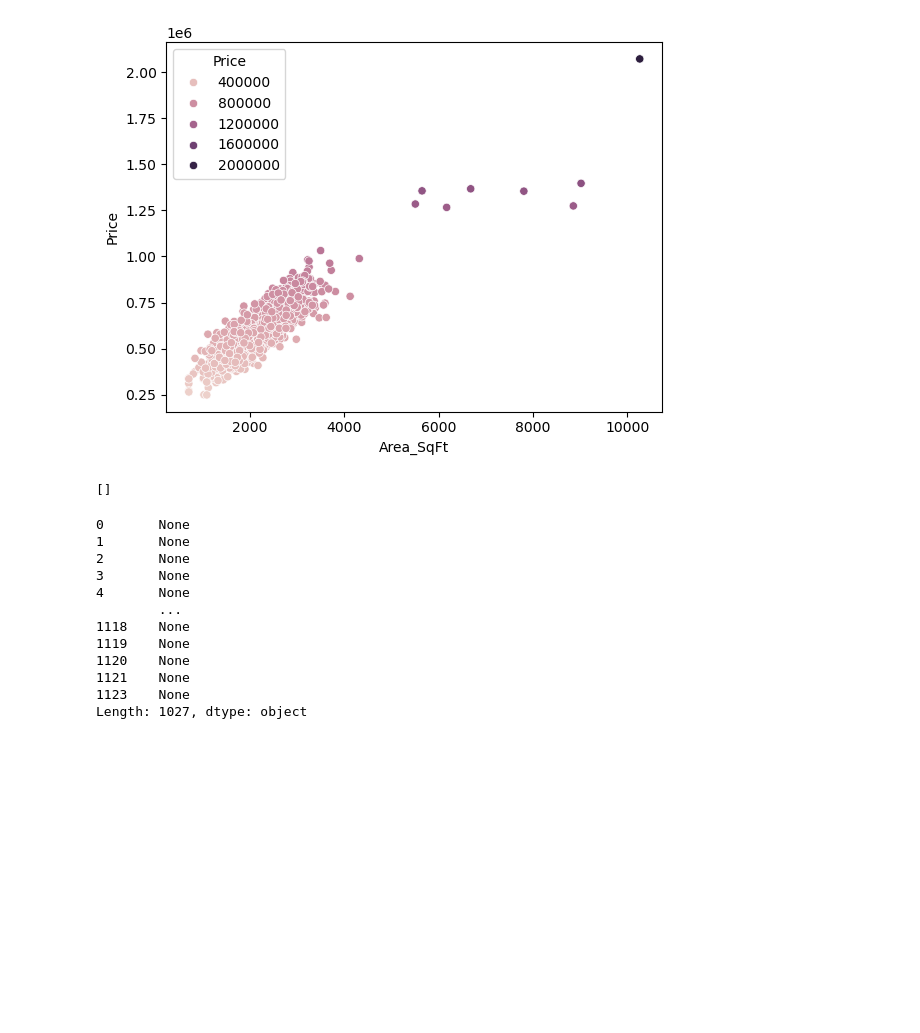
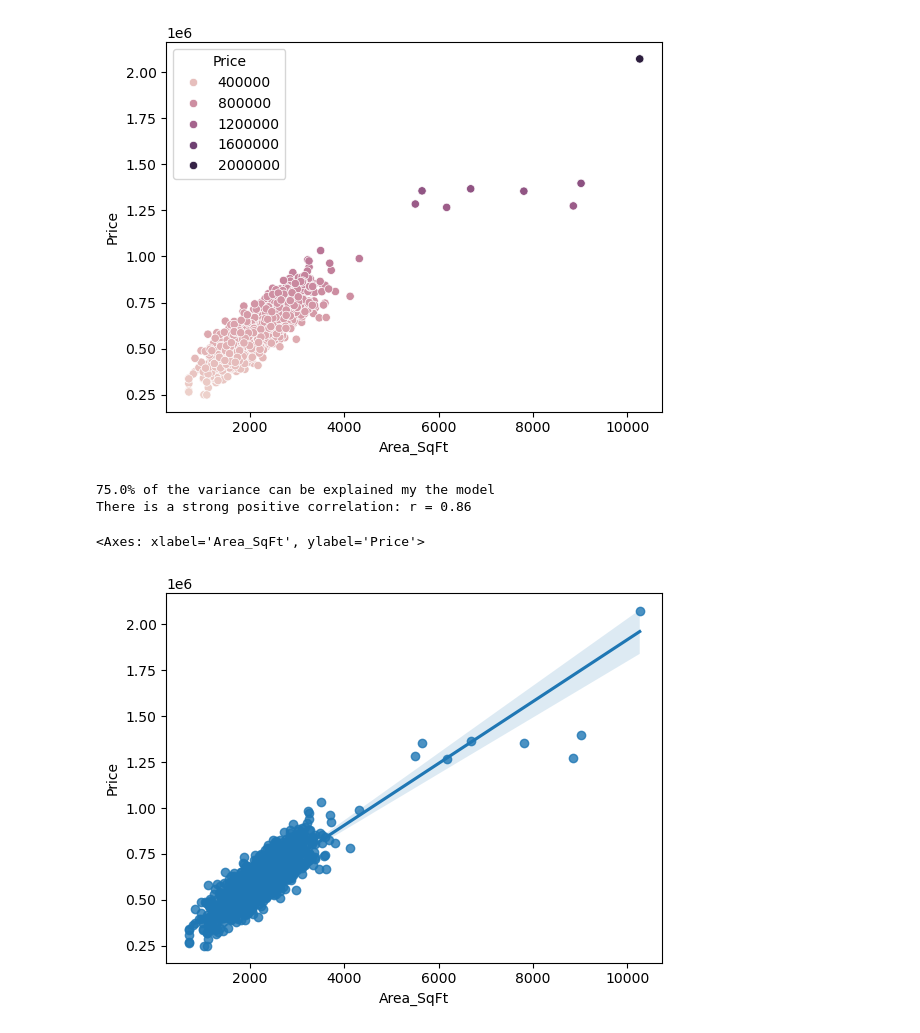
Before and after one commit to mertensblackfyre/data_analysis_projects, a Jupyter notebook: LinearRegression/project1/Untitled.ipynb, the cells around one changed output. Cells and saved outputs as stored; diff of their text form; code cells hidden in the pictures; blank space fills up the shorter version.

```diff
--- a/LinearRegression/project1/Untitled.ipynb
+++ b/LinearRegression/project1/Untitled.ipynb
@@ -76,44 +69,41 @@ sns.scatterplot(data=ndf, x="Area_SqFt", y="Price", hue="Price")
 <Axes: xlabel='Area_SqFt', ylabel='Price'>
 [figure]
 # %%
-# LR
-
 mean_x = ndf.loc[:,"Area_SqFt"].mean()
 mean_y = ndf.loc[:,"Price"].mean()
 
 Sxx = ((ndf["Area_SqFt"] - mean_x) ** 2).sum()
-Sxy = ((ndf["Area_SqFt"] - mean_x) * (ndf["Area_SqFt"] - mean_y)).sum()
+Sxy = ((ndf["Area_SqFt"] - mean_x) * (ndf["Price"] - mean_y)).sum()
 Syy = ((ndf["Price"] - mean_y) ** 2).sum()
 
 #Slope of the regression
 m = Sxy/Sxx
 # For each of 1 sqare feet the price increases 0.99
-#
-b = mean_y - (b1*mean_x)
+b = mean_y - (m*mean_x)
 
-rs = []
+# Sum of squares of the Regression
+SSr = ((((m*ndf["Area_SqFt"]) + b)- mean_y) ** 2).sum()
+# Sum of squares Error
+SSe = ((ndf["Price"] - ((m*ndf["Area_SqFt"]) + b)) ** 2).sum()
 
-def predictor(rows):
-    y_actual = rows.Price
-    y_predict = (m*rows["Area_SqFt"]) + b
-    residual_squared = (y_predict - y_actual)**2
-    rs.append(residual_squared)
-    #print(y_predict)
 
-print(rs)
+# Cofficent of determination
+r2 = SSr/Syy
+print(f"{round(r2,2) * 100}% of the variance can be explained my the model")
+r = math.sqrt(r2)
 
-ndf.apply(predictor,axis=1)
+if r > 0.7:
+    print(f"There is a strong positive correlation: r = {round(r,2)}")
+elif r > 0.4:
+    print(f"There is a moderate positive correlation: r = {round(r,2)}")
+elif r < -0.7:
+    print(f"There is a strong negative correlation: r = {round(r,2)}")
+else:
+    print(f"There is a weak correlation: r = {round(r,2)}")
+
+sns.regplot(data=ndf, x="Area_SqFt", y="Price")
 # %% [output]
-[]
+75.0% of the variance can be explained my the model
+There is a strong positive correlation: r = 0.86
-0       None
-1       None
-2       None
-3       None
-4       None
-        ...
-1118    None
-1119    None
-1120    None
-1121    None
-1123    None
-Length: 1027, dtype: object
+<Axes: xlabel='Area_SqFt', ylabel='Price'>
+[figure, added]
```
Also changed, not shown: parts of 1 cell of this notebook.
